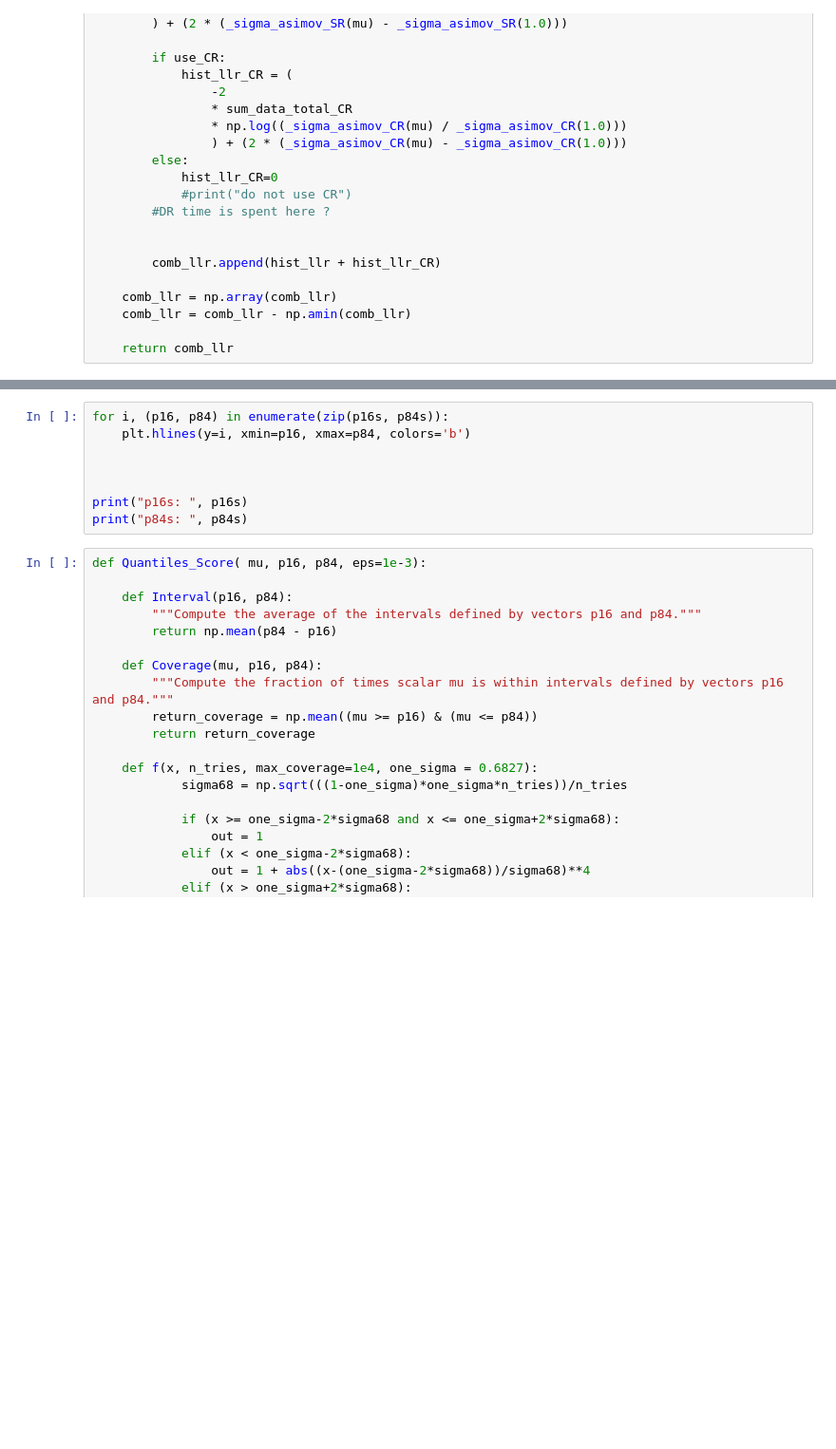
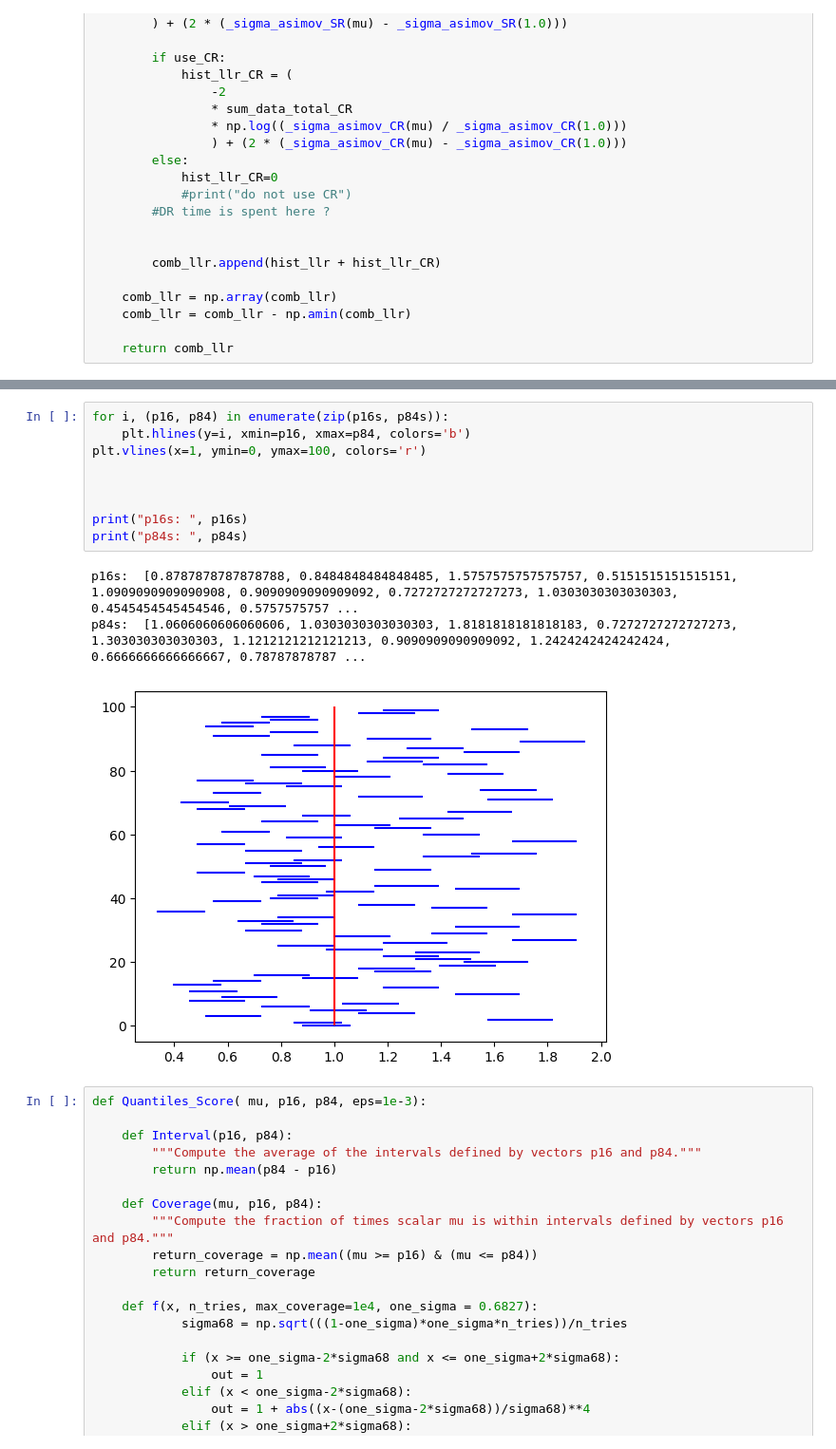
Before and after one commit to ihsaan-ullah/fair-universe, a Jupyter notebook: Competition_Bundles/HEP/sample_code_submission/test_nll_with_data.ipynb, the cells around one changed output, grey strips where cells are left out. Shown at 95% size. Cells and saved outputs as stored; diff of their text form; blank space fills up the shorter version.

```diff
--- a/Competition_Bundles/HEP/sample_code_submission/test_nll_with_data.ipynb
+++ b/Competition_Bundles/HEP/sample_code_submission/test_nll_with_data.ipynb
@@ -368,11 +400,16 @@ KeyError: 'weights'
 # %%
 for i, (p16, p84) in enumerate(zip(p16s, p84s)):
     plt.hlines(y=i, xmin=p16, xmax=p84, colors='b')
+plt.vlines(x=1, ymin=0, ymax=100, colors='r')
 
 
 
 print("p16s: ", p16s)
 print("p84s: ", p84s)
+# %% [output]
+p16s:  [0.8787878787878788, 0.8484848484848485, 1.5757575757575757, 0.5151515151515151, 1.0909090909090908, 0.9090909090909092, 0.7272727272727273, 1.0303030303030303, 0.4545454545454546, 0.5757575757 ...
+p84s:  [1.0606060606060606, 1.0303030303030303, 1.8181818181818183, 0.7272727272727273, 1.303030303030303, 1.1212121212121213, 0.9090909090909092, 1.2424242424242424, 0.6666666666666667, 0.78787878787 ...
+[figure, added]
 # %%
 def Quantiles_Score( mu, p16, p84, eps=1e-3):
 
```
Also changed, not shown: parts of 8 cells of this notebook, 6 other files.
